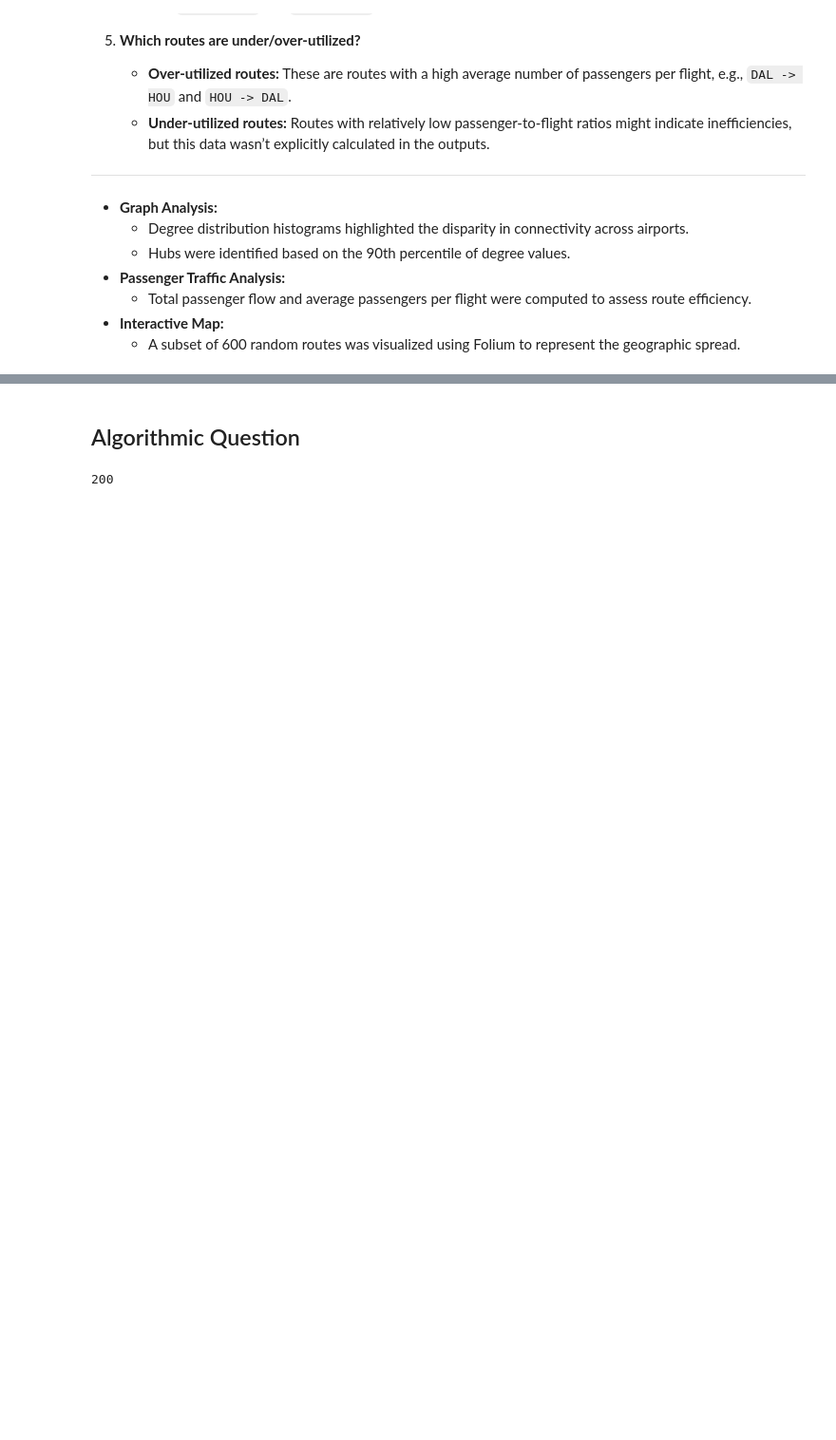
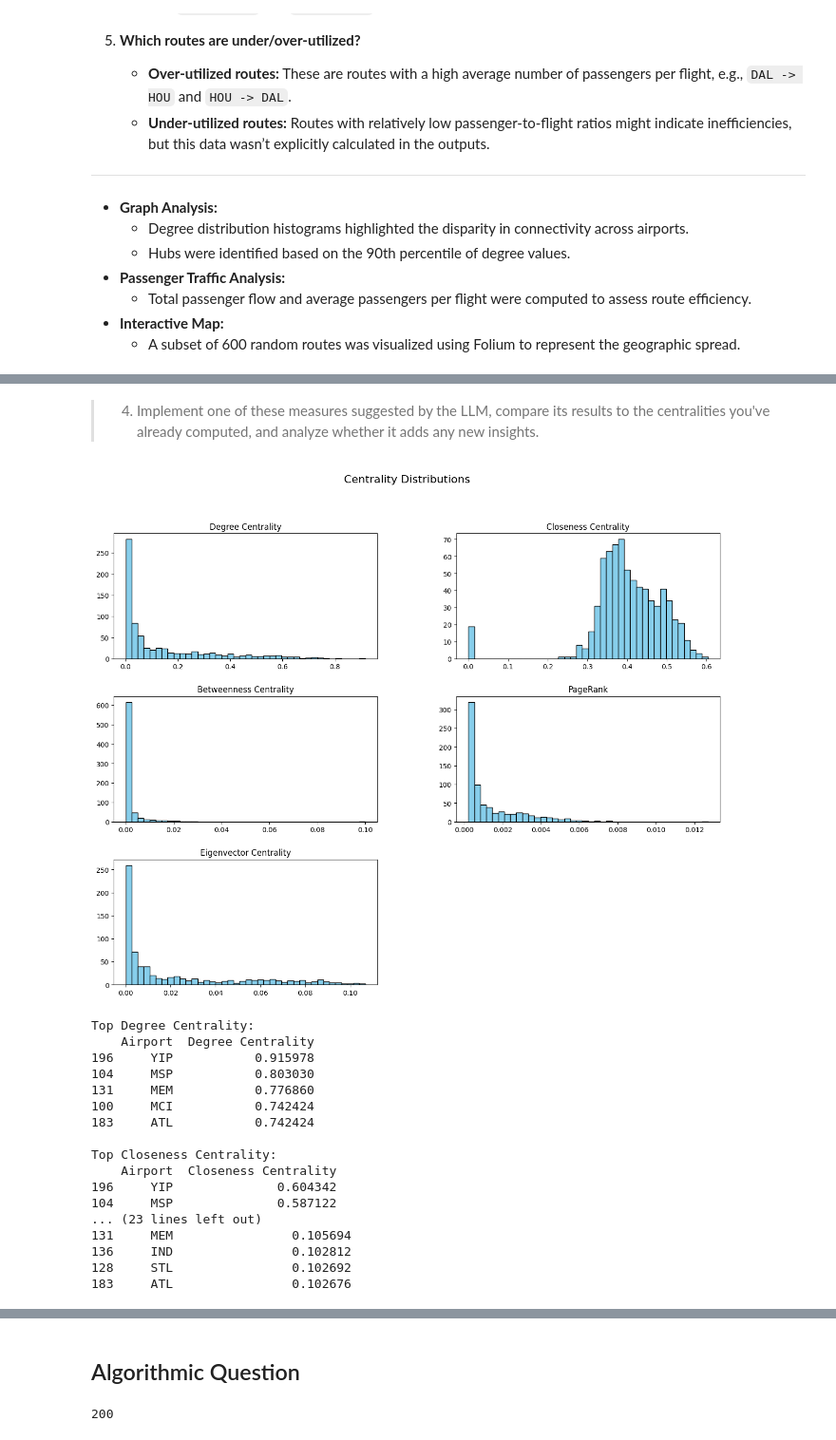
Before and after one commit to khalmatay/ADM-HW5, a Jupyter notebook: main.ipynb, the cells around one changed output, grey strips where cells are left out. Shown at 95% size. Drawn from its saved outputs; the diff is of its cells as text; code cells hidden in the pictures; blank space fills up the shorter version.

```diff
--- a/main.ipynb
+++ b/main.ipynb
@@ -550,0 +741,76 @@ Map saved as 'random_flight_network_map.html'
+# %% [markdown]
+> 4. Implement one of these measures suggested by the LLM, compare its results to the centralities you've already computed, and analyze whether it adds any new insights.
+# %%
+import networkx as nx
+import pandas as pd
+import matplotlib.pyplot as plt
+
+def compare_centralities_with_eigenvector(flight_network):
+    """
+    Compute and compare centrality values for all nodes in the flight network,
+    including eigenvector centrality.
+
+    """
+    # Compute centrality measures
+    degree_centrality = nx.degree_centrality(flight_network)
+    closeness_centrality = nx.closeness_centrality(flight_network)
+    betweenness_centrality = nx.betweenness_centrality(flight_network)
+    pagerank = nx.pagerank(flight_network, weight='weight')
+    eigenvector_centrality = nx.eigenvector_centrality(flight_network, max_iter=1000)
+
+    # Store results in a DataFrame
+    centralities = pd.DataFrame({
+        'Airport': list(degree_centrality.keys()),
+        'Degree Centrality': list(degree_centrality.values()),
+        'Closeness Centrality': list(closeness_centrality.values()),
+        'Betweenness Centrality': list(betweenness_centrality.values()),
+        'PageRank': list(pagerank.values()),
+        'Eigenvector Centrality': list(eigenvector_centrality.values())
+    })
+
+    # Get top 5 airports for each measure
+    top_degree = centralities.nlargest(5, 'Degree Centrality')[['Airport', 'Degree Centrality']]
+    top_closeness = centralities.nlargest(5, 'Closeness Centrality')[['Airport', 'Closeness Centrality']]
+    top_betweenness = centralities.nlargest(5, 'Betweenness Centrality')[['Airport', 'Betweenness Centrality']]
+    top_pagerank = centralities.nlargest(5, 'PageRank')[['Airport', 'PageRank']]
+    top_eigenvector = centralities.nlargest(5, 'Eigenvector Centrality')[['Airport', 'Eigenvector Centrality']]
+
+    # Plot centrality distributions
+    centralities.drop(columns='Airport').hist(bins=40, figsize=(16, 12), grid=False, color='skyblue', edgecolor='black')
+    plt.suptitle('Centrality Distributions', fontsize=16)
+    plt.show()
+
+    # Return formatted outputs
+    return {
+        'Top Degree Centrality': top_degree,
+        'Top Closeness Centrality': top_closeness,
+        'Top Betweenness Centrality': top_betweenness,
+        'Top PageRank Centrality': top_pagerank,
+        'Top Eigenvector Centrality': top_eigenvector
+    }
+
+# Compare centralities including eigenvector centrality
+top_airports = compare_centralities_with_eigenvector(G)
+
+# Display results
+for centrality, data in top_airports.items():
+    print(f"{centrality}:\n{data}\n")
+# %% [output]
+[figure, added]
+Top Degree Centrality:
+    Airport  Degree Centrality
+196     YIP           0.915978
+104     MSP           0.803030
+131     MEM           0.776860
+100     MCI           0.742424
+183     ATL           0.742424
+
+Top Closeness Centrality:
+    Airport  Closeness Centrality
+196     YIP              0.604342
+104     MSP              0.587122
+... (23 lines left out)
+131     MEM                0.105694
+136     IND                0.102812
+128     STL                0.102692
+183     ATL                0.102676
```
Also changed, not shown: parts of 24 cells of this notebook, 2 other files.
